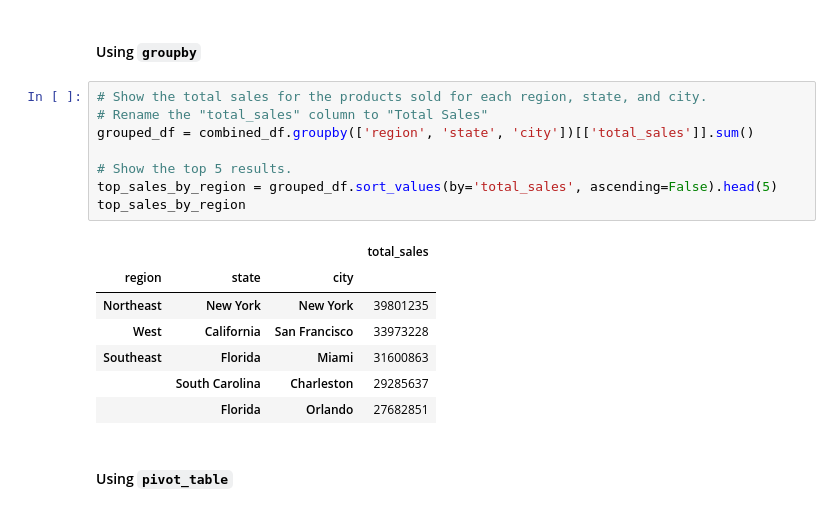
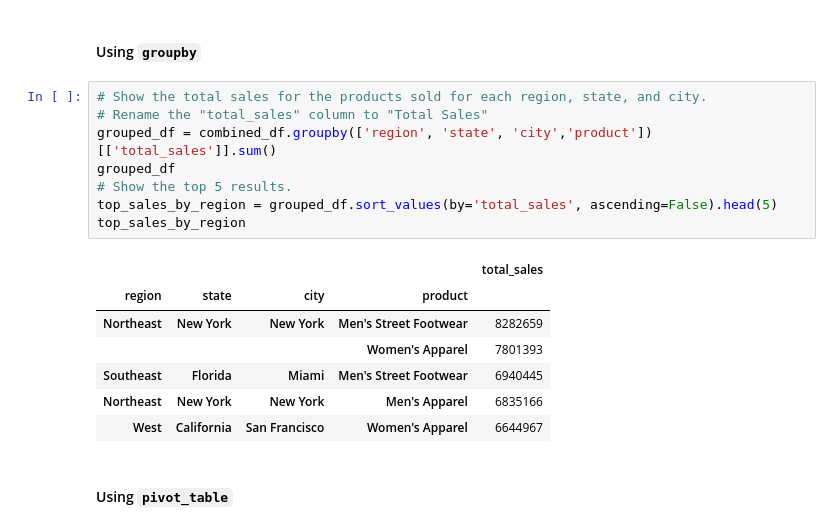
Before and after one commit to ncmoliver/athletic_sales_analysis, a Jupyter notebook: athletic_sales_analysis.ipynb, the cells around one changed output. Cells and saved outputs as stored; diff of their text form.

Commit message:
Section 3: Region - Most Sales completed

```diff
--- a/athletic_sales_analysis.ipynb
+++ b/athletic_sales_analysis.ipynb
@@ -209,19 +209,19 @@ pvt_numSold_reg_state_cty.head(5)
 # %%
 # Show the total sales for the products sold for each region, state, and city.
 # Rename the "total_sales" column to "Total Sales"
-grouped_df = combined_df.groupby(['region', 'state', 'city'])[['total_sales']].sum()
-
+grouped_df = combined_df.groupby(['region', 'state', 'city','product'])[['total_sales']].sum()
+grouped_df
 # Show the top 5 results.
 top_sales_by_region = grouped_df.sort_values(by='total_sales', ascending=False).head(5)
 top_sales_by_region
 # %% [output]
-|  |  |  | total_sales |
-| region | state | city |  |
-| Northeast | New York | New York | 39801235 |
-| West | California | San Francisco | 33973228 |
-| Southeast | Florida | Miami | 31600863 |
-|  | South Carolina | Charleston | 29285637 |
-|  | Florida | Orlando | 27682851 |
+|  |  |  |  | total_sales |
+| region | state | city | product |  |
+| Northeast | New York | New York | Men's Street Footwear | 8282659 |
+|  |  |  | Women's Apparel | 7801393 |
+| Southeast | Florida | Miami | Men's Street Footwear | 6940445 |
+| Northeast | New York | New York | Men's Apparel | 6835166 |
+| West | California | San Francisco | Women's Apparel | 6644967 |
 # %% [markdown]
 #### Using `pivot_table`
 # %%
```
Also changed, not shown: parts of 4 cells of this notebook.
